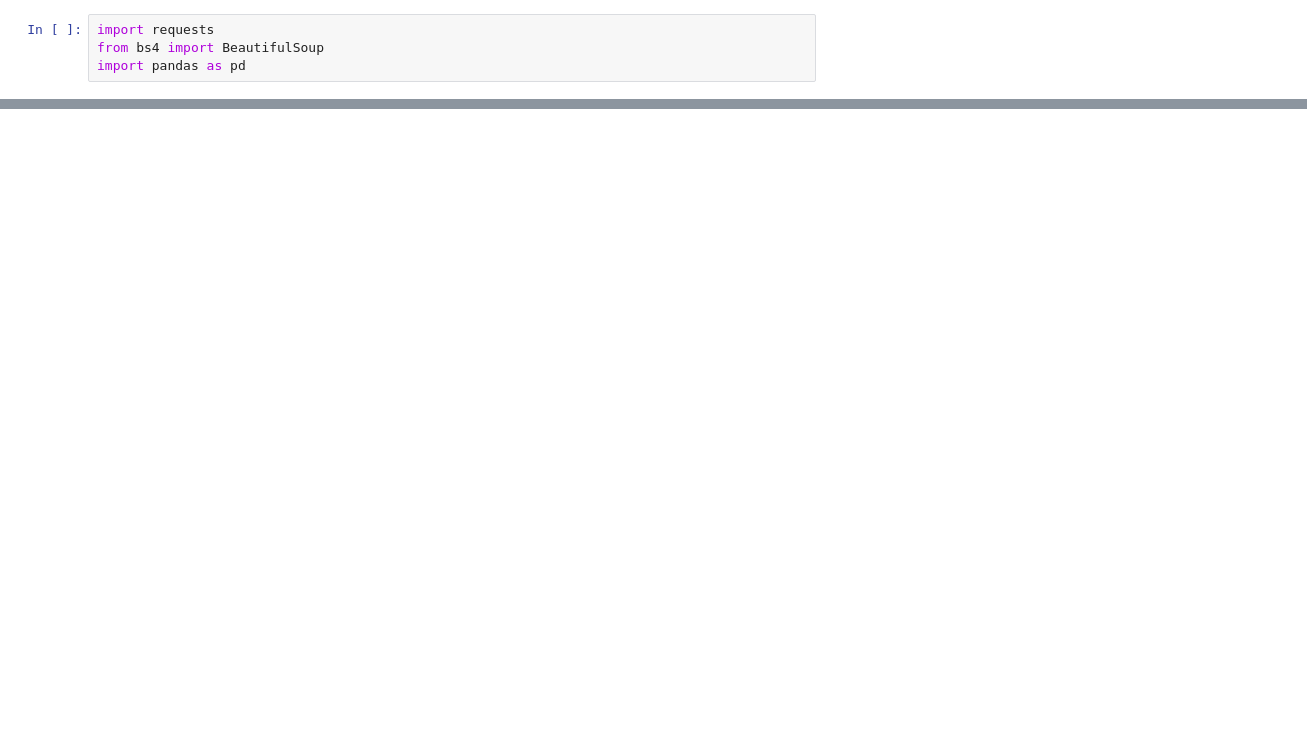
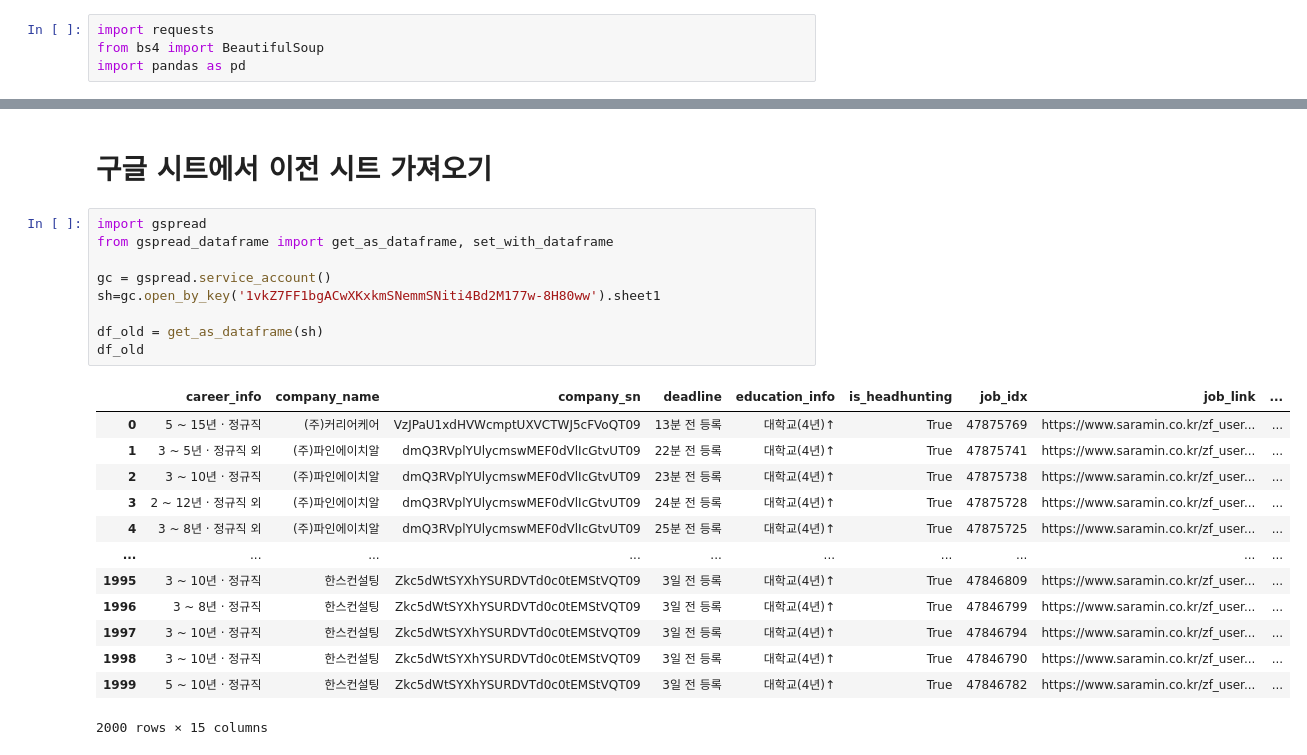
Before and after one commit to soljeong/recruit-scraper, a Jupyter notebook: scrape_rec.ipynb, the cells around one changed output, grey strips where cells are left out. Saved outputs shown, nothing was run; the diff lists cells and outputs as text; blank space fills up the shorter version.

```diff
--- a/scrape_rec.ipynb
+++ b/scrape_rec.ipynb
@@ -94,0 +95,25 @@ df.explode('job_sectors').groupby('job_sectors').get_group('크롤링')
+# %% [markdown]
+# 구글 시트에서 이전 시트 가져오기
+# %%
+import gspread
+from gspread_dataframe import get_as_dataframe, set_with_dataframe
+
+gc = gspread.service_account()
+sh=gc.open_by_key('1vkZ7FF1bgACwXKxkmSNemmSNiti4Bd2M177w-8H80ww').sheet1
+
+df_old = get_as_dataframe(sh)
+df_old
+# %% [output]
+|  | career_info | company_name | company_sn | deadline | education_info | is_headhunting | job_idx | job_link | ... |
+| 0 | 5 ~ 15년 · 정규직 | (주)커리어케어 | VzJPaU1xdHVWcmptUXVCTWJ5cFVoQT09 | 13분 전 등록 | 대학교(4년)↑ | True | 47875769 | https://www.saramin.co.kr/zf_user... | ... |
+| 1 | 3 ~ 5년 · 정규직 외 | (주)파인에이치알 | dmQ3RVplYUlycmswMEF0dVlIcGtvUT09 | 22분 전 등록 | 대학교(4년)↑ | True | 47875741 | https://www.saramin.co.kr/zf_user... | ... |
+| 2 | 3 ~ 10년 · 정규직 | (주)파인에이치알 | dmQ3RVplYUlycmswMEF0dVlIcGtvUT09 | 23분 전 등록 | 대학교(4년)↑ | True | 47875738 | https://www.saramin.co.kr/zf_user... | ... |
+| 3 | 2 ~ 12년 · 정규직 외 | (주)파인에이치알 | dmQ3RVplYUlycmswMEF0dVlIcGtvUT09 | 24분 전 등록 | 대학교(4년)↑ | True | 47875728 | https://www.saramin.co.kr/zf_user... | ... |
+| 4 | 3 ~ 8년 · 정규직 외 | (주)파인에이치알 | dmQ3RVplYUlycmswMEF0dVlIcGtvUT09 | 25분 전 등록 | 대학교(4년)↑ | True | 47875725 | https://www.saramin.co.kr/zf_user... | ... |
+| ... | ... | ... | ... | ... | ... | ... | ... | ... | ... |
+| 1995 | 3 ~ 10년 · 정규직 | 한스컨설팅 | Zkc5dWtSYXhYSURDVTd0c0tEMStVQT09 | 3일 전 등록 | 대학교(4년)↑ | True | 47846809 | https://www.saramin.co.kr/zf_user... | ... |
+| 1996 | 3 ~ 8년 · 정규직 | 한스컨설팅 | Zkc5dWtSYXhYSURDVTd0c0tEMStVQT09 | 3일 전 등록 | 대학교(4년)↑ | True | 47846799 | https://www.saramin.co.kr/zf_user... | ... |
+| 1997 | 3 ~ 10년 · 정규직 | 한스컨설팅 | Zkc5dWtSYXhYSURDVTd0c0tEMStVQT09 | 3일 전 등록 | 대학교(4년)↑ | True | 47846794 | https://www.saramin.co.kr/zf_user... | ... |
+| 1998 | 3 ~ 10년 · 정규직 | 한스컨설팅 | Zkc5dWtSYXhYSURDVTd0c0tEMStVQT09 | 3일 전 등록 | 대학교(4년)↑ | True | 47846790 | https://www.saramin.co.kr/zf_user... | ... |
+| 1999 | 5 ~ 10년 · 정규직 | 한스컨설팅 | Zkc5dWtSYXhYSURDVTd0c0tEMStVQT09 | 3일 전 등록 | 대학교(4년)↑ | True | 47846782 | https://www.saramin.co.kr/zf_user... | ... |
+2000 rows × 15 columns
```
Also changed, not shown: parts of 25 cells of this notebook.
